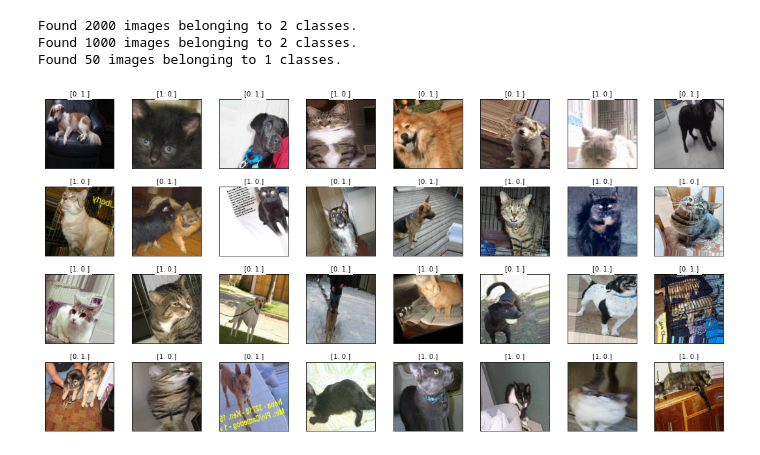
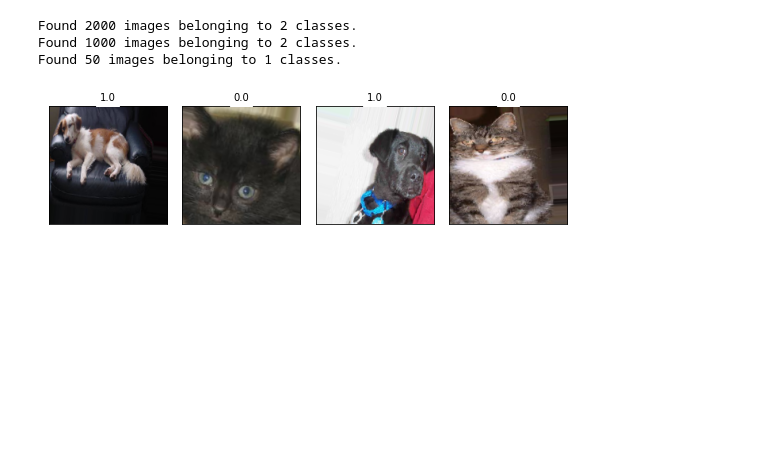
Before and after one commit to trizkynoviandy/cats_and_dogs_prediction, a Jupyter notebook: cats_and_dogs.ipynb, the cells around one changed output. Drawn from its saved outputs; the diff is of its cells as text; code cells hidden in the pictures; blank space fills up the shorter version.

```diff
--- a/cats_and_dogs.ipynb
+++ b/cats_and_dogs.ipynb
@@ -27,20 +27,20 @@ image_generator = ImageDataGenerator(rescale=1/255,
                                      shear_range=0.15,
                                      fill_mode="nearest")
 # %%
-training_set = image_generator.flow_from_directory(batch_size=32,
+training_set = image_generator.flow_from_directory(batch_size=128,
                                                    directory="dataset/cats_and_dogs/train/",
-                                                   target_size=(224, 224),
-                                                   class_mode="categorical")
+                                                   target_size=(150, 150),
+                                                   class_mode="binary")
 
-validation_set = image_generator.flow_from_directory(batch_size=32,
+validation_set = image_generator.flow_from_directory(batch_size=128,
                                                    directory="dataset/cats_and_dogs/validation/",
-                                                   target_size=(224, 224),
-                                                   class_mode="categorical")
+                                                   target_size=(150, 150),
+                                                   class_mode="binary")
 
-testing_set = image_generator.flow_from_directory(batch_size=32,
+testing_set = image_generator.flow_from_directory(batch_size=128,
                                                    directory="dataset/cats_and_dogs/test/",
                                                    shuffle=False,
-                                                   target_size=(224, 224),
+                                                   target_size=(150, 150),
                                                    class_mode=None)
 # %% [output]
 Found 2000 images belonging to 2 classes.
@@ -49,15 +49,15 @@ Found 50 images belonging to 1 classes.
 # %%
 fig = plt.figure(figsize=(15, 15))
 
 batch_1_img = training_set[0]
-for i in range(32):
+for i in range(4):
     digit = batch_1_img[0][i]
     label = batch_1_img[1][i]
     #digit_image = digit.reshape(28, 28)
     ax = fig.add_subplot(8, 8, i + 1, xticks=[], yticks=[])
     ax.imshow(digit, cmap=plt.cm.binary)
     ax.set_title(str(label), backgroundcolor='white', fontsize=10)
 plt.tight_layout()
 # %% [output]
-[figure, old version]
+[figure, new version]
 # %%
```
Also changed, not shown: parts of 10 cells of this notebook.
